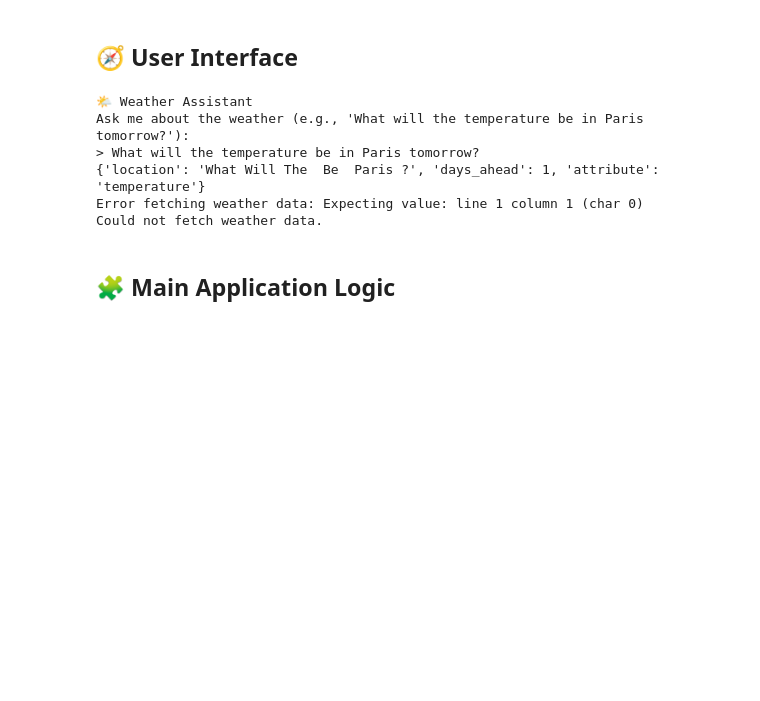
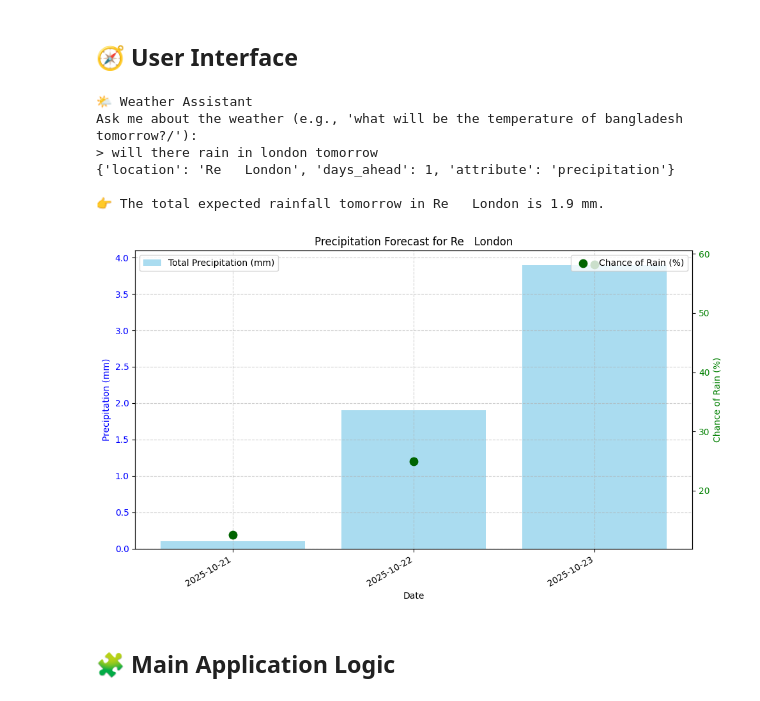
Before and after one commit to farzanajui/Farzana_Akter_23337406, a Jupyter notebook: starter_notebook.ipynb, the cells around one changed output. Cells and saved outputs as stored; diff of their text form; code cells hidden in the pictures; blank space fills up the shorter version.

```diff
--- a/starter_notebook.ipynb
+++ b/starter_notebook.ipynb
@@ -338,31 +352,35 @@ def parse_weather_question(question):
 # %%
 # Define menu functions using pyinputplus or ipywidgets here
 # Include sample input/output for each function
 def main():
     print("🌤️ Weather Assistant")
-    question = input("Ask me about the weather (e.g., 'What will the temperature be in Paris tomorrow?'):\n> ")
+    question = input("Ask me about the weather (e.g., 'what will be the temperature of bangladesh tomorrow?/will there rain in london tomorrow?'):\n> ")
 
     parsed = parse_weather_question(question)
-    print(parsed)
     weather_data = get_weather_data(parsed["location"], forecast_days=3)  # max 3 with wttr.in
     if not weather_data:
         print("Could not fetch weather data.")
         return
 
-    response = generate_weather_response(parsed, weather_data)
-    print("\n👉 " + response)
+    response_text, fig = generate_weather_response(parsed, weather_data)
+    print("\n👉 " + response_text)
+
+    if fig:
+      fig.show()
+
 
 
 # Example run
 if __name__ == "__main__":
     main()
 # %% [output]
 🌤️ Weather Assistant
-Ask me about the weather (e.g., 'What will the temperature be in Paris tomorrow?'):
-> What will the temperature be in Paris tomorrow?
-{'location': 'What Will The  Be  Paris ?', 'days_ahead': 1, 'attribute': 'temperature'}
-Error fetching weather data: Expecting value: line 1 column 1 (char 0)
-Could not fetch weather data.
+Ask me about the weather (e.g., 'what will be the temperature of bangladesh tomorrow?/'):
+> will there rain in london tomorrow
+{'location': 'Re   London', 'days_ahead': 1, 'attribute': 'precipitation'}
+
+👉 The total expected rainfall tomorrow in Re   London is 1.9 mm.
+[figure, added]
 # %% [markdown]
 ## 🧩 Main Application Logic
 # %%
```
Also changed, not shown: parts of 2 cells of this notebook.
